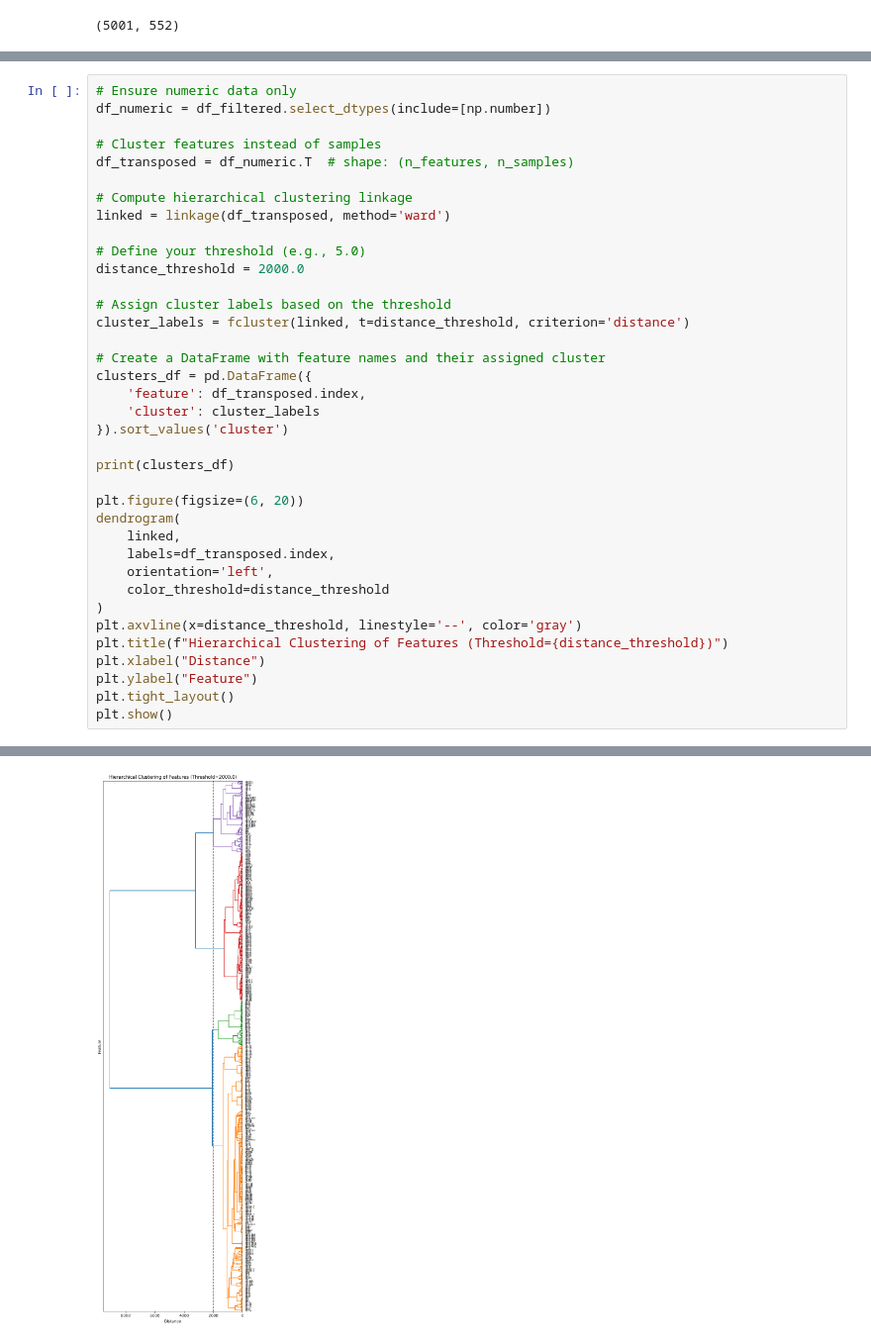
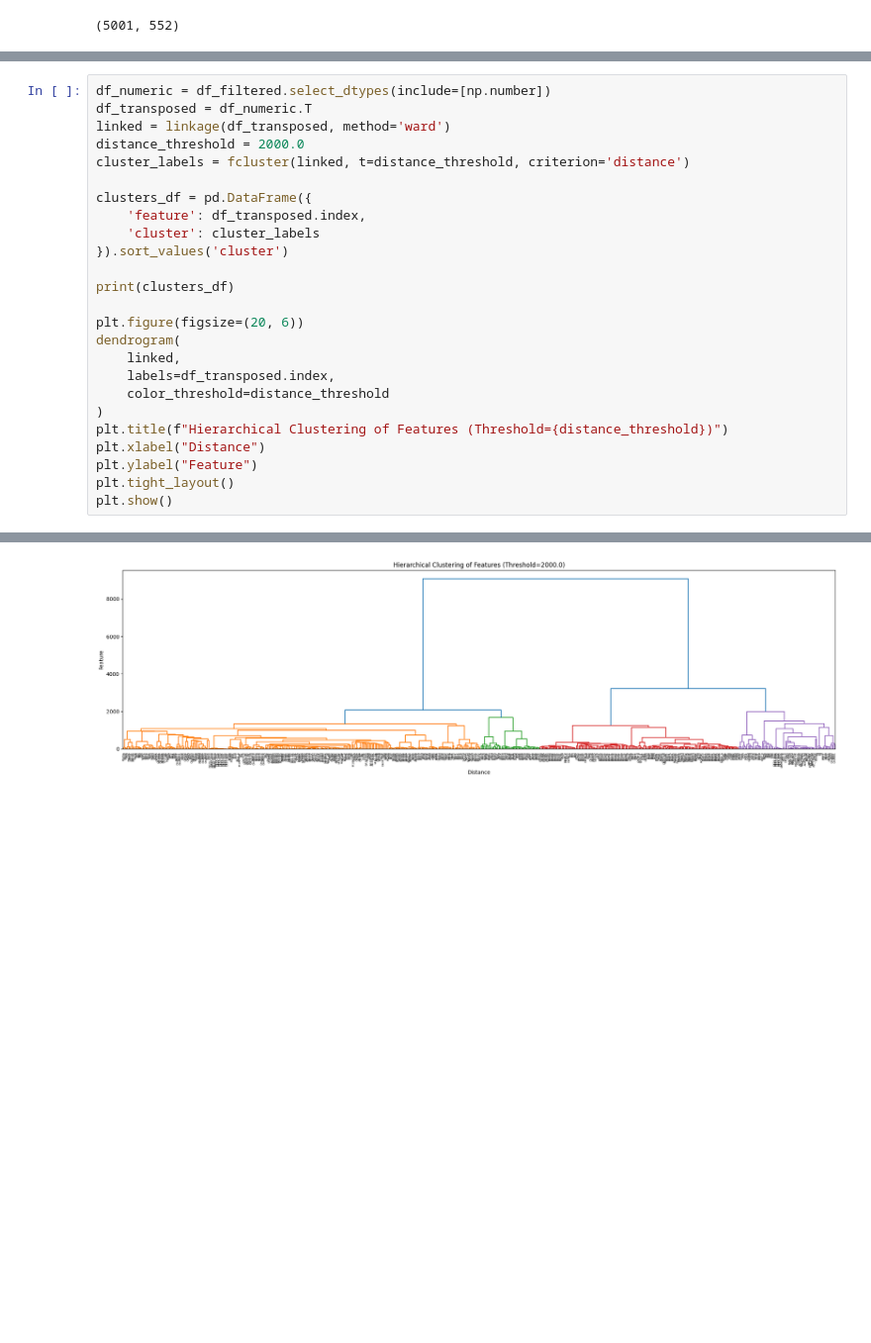
Before and after one commit to samroska/milestone-2-siads-696, a Jupyter notebook: Clustering - Hierarchical.ipynb, the cells around one changed output, grey strips where cells are left out. Shown at 99% size. Drawn from its saved outputs; the diff is of its cells as text; blank space fills up the shorter version.

Commit message:
updated visuals

```diff
--- a/Clustering - Hierarchical.ipynb
+++ b/Clustering - Hierarchical.ipynb
@@ -30,55 +30,43 @@ plt.show()
 # %% [output]
 [figure]
 # %%
-# Ensure numeric data only
 df_numeric = df_filtered.select_dtypes(include=[np.number])
-
-# Cluster features instead of samples
-df_transposed = df_numeric.T  # shape: (n_features, n_samples)
-
-# Compute hierarchical clustering linkage
+df_transposed = df_numeric.T
 linked = linkage(df_transposed, method='ward')
-
-# Define your threshold (e.g., 5.0)
 distance_threshold = 2000.0
-
-# Assign cluster labels based on the threshold
 cluster_labels = fcluster(linked, t=distance_threshold, criterion='distance')
 
-# Create a DataFrame with feature names and their assigned cluster
 clusters_df = pd.DataFrame({
     'feature': df_transposed.index,
     'cluster': cluster_labels
 }).sort_values('cluster')
 
 print(clusters_df)
 
-plt.figure(figsize=(6, 20))
+plt.figure(figsize=(20, 6))
 dendrogram(
     linked,
     labels=df_transposed.index,
-    orientation='left',
     color_threshold=distance_threshold
 )
-plt.axvline(x=distance_threshold, linestyle='--', color='gray')
 plt.title(f"Hierarchical Clustering of Features (Threshold={distance_threshold})")
 plt.xlabel("Distance")
 plt.ylabel("Feature")
 plt.tight_layout()
 plt.show()
 # %% [output]
     feature  cluster
 0        M1        1
 331    SA7A        1
 330     SA6        1
 329     SA5        1
 328     SA4        1
 ..      ...      ...
 132   CN7_3        4
 130     CN6        4
 129     CN5        4
 136    CN13        4
 551  INC_HI        4
 
 [552 rows x 2 columns]
-[figure, old version]
+[figure, new version]
```
Also changed, not shown: parts of 1 cell of this notebook, 1 other file.
